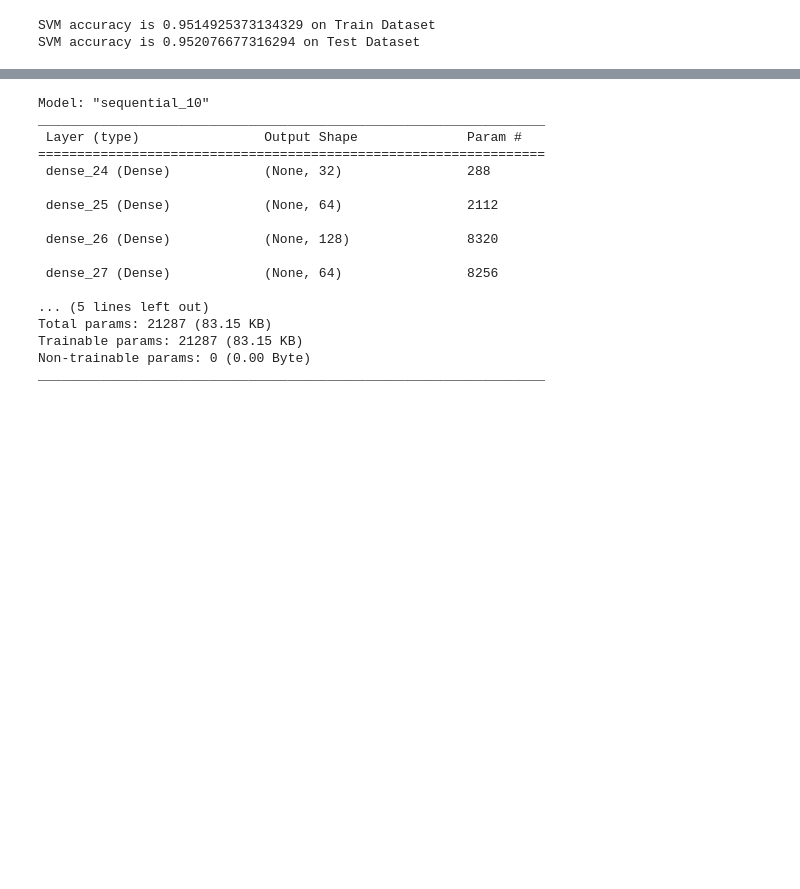
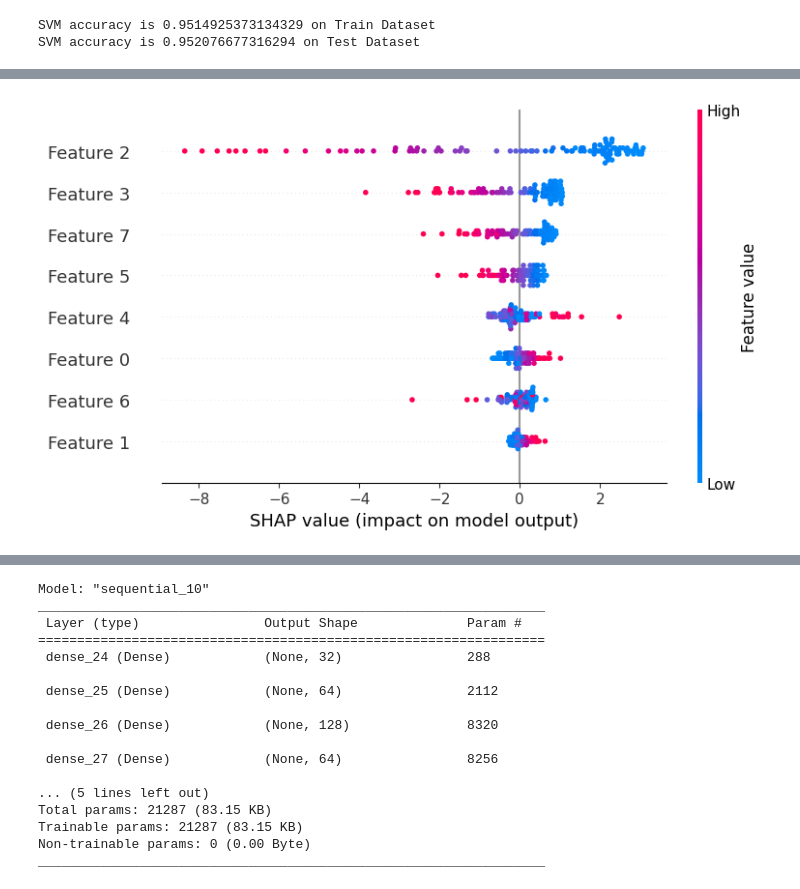
Before and after one commit to ricardo-faria/data-science-tcc, a Jupyter notebook: main.ipynb, the cells around one changed output, grey strips where cells are left out. Cells and saved outputs as stored; diff of their text form; code cells hidden in the pictures; blank space fills up the shorter version.

```diff
--- a/main.ipynb
+++ b/main.ipynb
@@ -298,0 +390,13 @@ SVM accuracy is 0.952076677316294 on Test Dataset
+# %%
+import shap
+
+X_train_sample = shap.sample(X_train, 100)
+
+explainer = shap.KernelExplainer(best_svc.decision_function, X_train_sample)
+# Calcular os valores SHAP
+shap_values = explainer.shap_values(X_train_sample)
+
+# Visualizar a importância das features
+shap.summary_plot(shap_values, X_train_sample)
+# %% [output]
+[figure, added]
```
Also changed, not shown: parts of 15 cells of this notebook, 1 other file.
